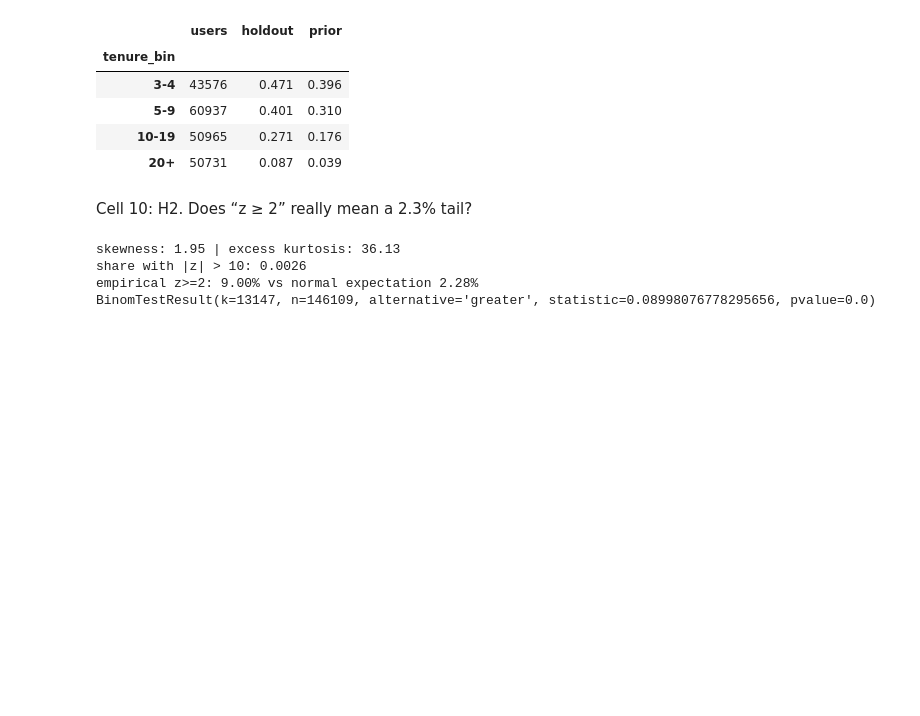
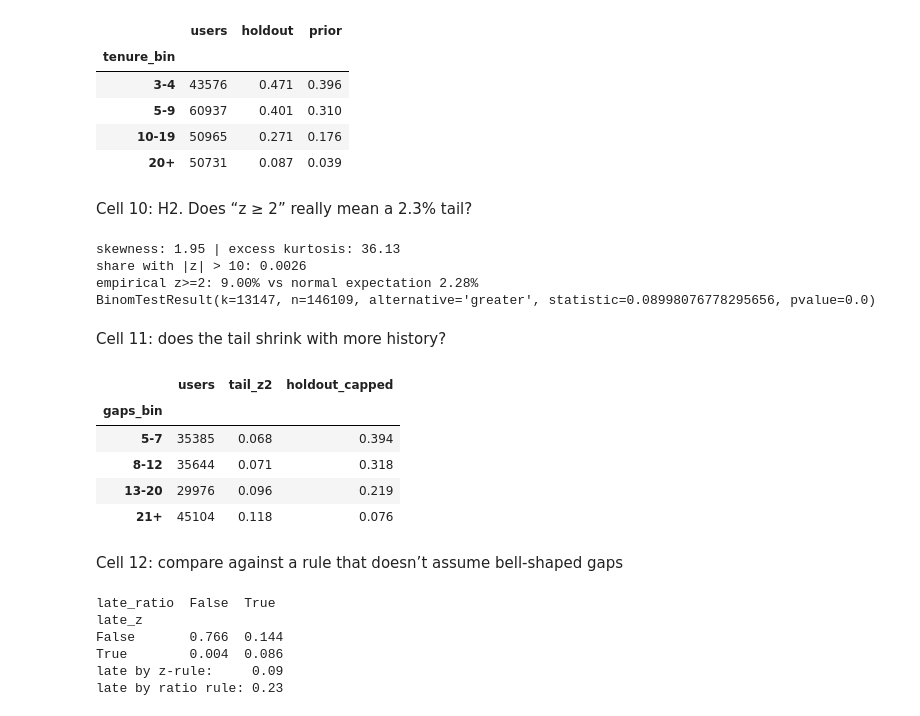
Before and after one commit to fahimhasan-data/instacart-churn-engine, a Jupyter notebook: notebooks/01_load_and_profile.ipynb, the cells around one changed output. Drawn from its saved outputs; the diff is of its cells as text; code cells hidden in the pictures; blank space fills up the shorter version.

Commit message:
Add hypothesis tests on holdout gaps and z-score tail and updated log for 14,15

```diff
--- a/notebooks/01_load_and_profile.ipynb
+++ b/notebooks/01_load_and_profile.ipynb
@@ -223,3 +223,39 @@ skewness: 1.95 | excess kurtosis: 36.13
 share with |z| > 10: 0.0026
 empirical z>=2: 9.00% vs normal expectation 2.28%
 BinomTestResult(k=13147, n=146109, alternative='greater', statistic=0.08998076778295656, pvalue=0.0)
+# %% [markdown]
+Cell 11: does the tail shrink with more history?
+# %%
+elig = df[df["eligible"]].copy()
+elig["gaps_bin"] = pd.cut(elig["n_gaps"], [4, 7, 12, 20, 98], labels=["5-7", "8-12", "13-20", "21+"])
+
+elig.groupby("gaps_bin", observed=True).agg(
+    users=("user_id", "size"),
+    tail_z2=("z_holdout", lambda s: (s >= 2).mean()),
+    holdout_capped=("holdout_is_capped", "mean"),
+).round(3)
+# %% [output]
+|  | users | tail_z2 | holdout_capped |
+| gaps_bin |  |  |  |
+| 5-7 | 35385 | 0.068 | 0.394 |
+| 8-12 | 35644 | 0.071 | 0.318 |
+| 13-20 | 29976 | 0.096 | 0.219 |
+| 21+ | 45104 | 0.118 | 0.076 |
+# %% [markdown]
+Cell 12: compare against a rule that doesn’t assume bell-shaped gaps
+# %%
+# Ratio rule: final gap at least twice the user's own typical (median) gap
+elig["ratio"] = elig["holdout_gap_days"] / elig["median_gap"].clip(lower=1)
+elig["late_z"]     = elig["z_holdout"] >= 2
+elig["late_ratio"] = elig["ratio"] >= 2
+
+print(pd.crosstab(elig["late_z"], elig["late_ratio"], normalize=True).round(3))
+print("late by z-rule:    ", round(elig["late_z"].mean(), 3))
+print("late by ratio rule:", round(elig["late_ratio"].mean(), 3))
+# %% [output]
+late_ratio  False  True
+late_z
+False       0.766  0.144
+True        0.004  0.086
+late by z-rule:     0.09
+late by ratio rule: 0.23
```
Also changed, not shown: 1 other file.
